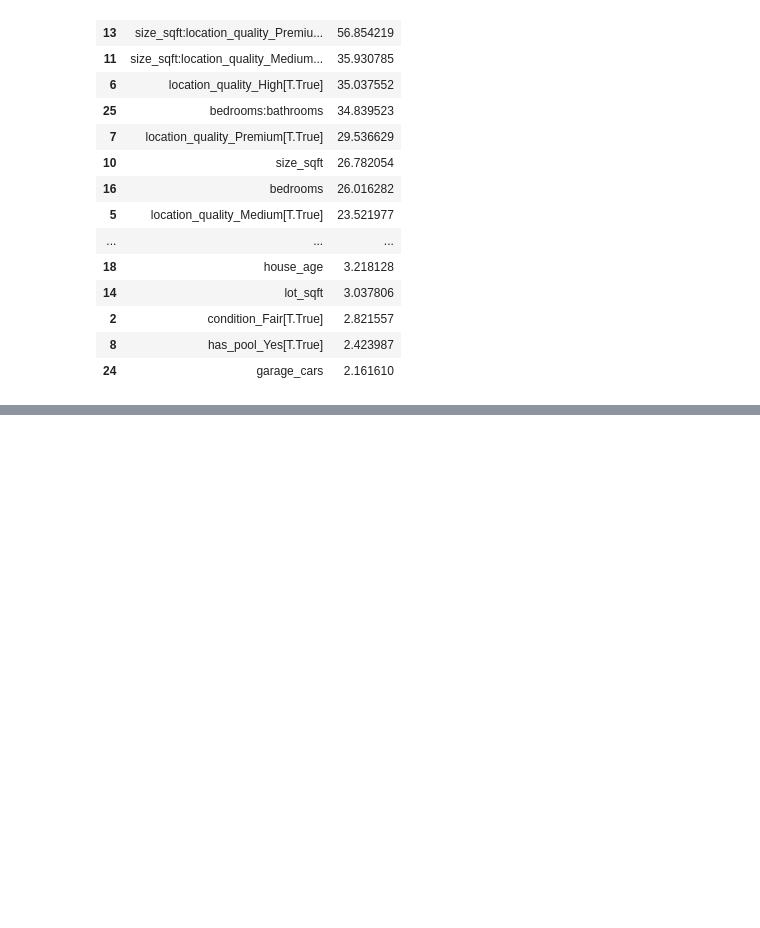
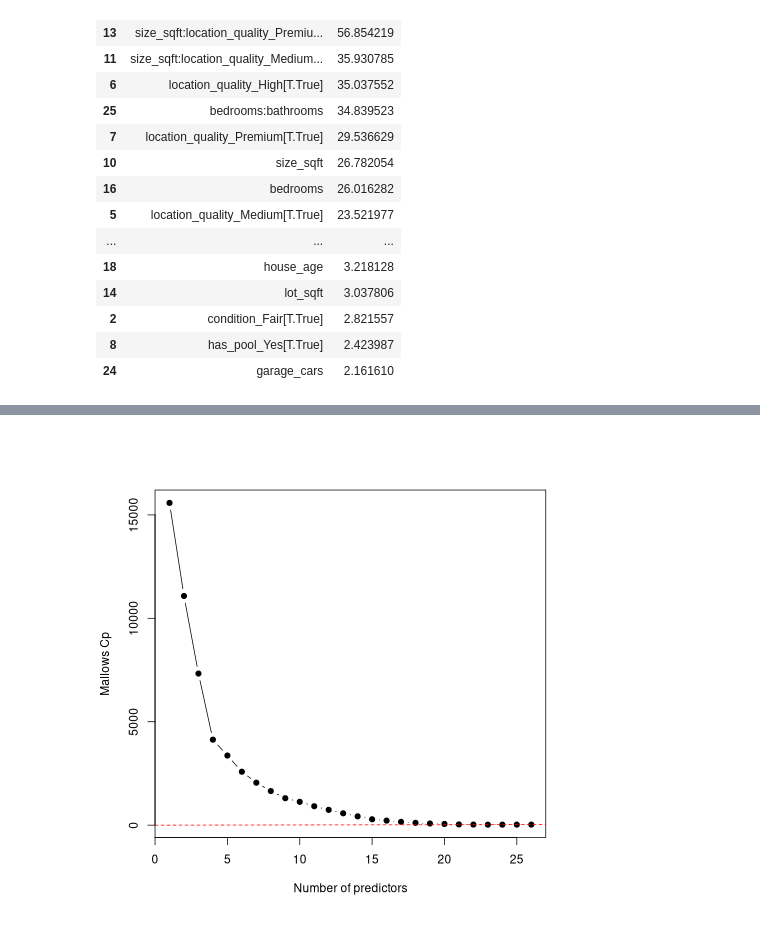
Before and after one commit to TheDataBlog/house-price-prediction, a Jupyter notebook: main.ipynb, the cells around one changed output, grey strips where cells are left out. Saved outputs shown, nothing was run; the diff lists cells and outputs as text; code cells hidden in the pictures; blank space fills up the shorter version.

```diff
--- a/main.ipynb
+++ b/main.ipynb
@@ -651,0 +685,24 @@ df_vif
+# %%
+%%R -i df_dummy -i formula_full -o selected_vars_mallow_c -o candidates
+
+library(leaps)
+best_fit <- regsubsets(as.formula(formula_full), data = df_dummy, nvmax = 26,  nbest = 1)
+best_sum <- summary(best_fit)
+best_index <- which.min(best_sum$cp)
+selected_vars_mallow_c <- names(which(best_sum$which[best_index, ]))[-1]
+
+candidates <- data.frame(
+  p = 1:length(best_sum$cp),
+  Cp = best_sum$cp,
+  AdjR2 = best_sum$adjr2
+)
+
+plot(best_sum$cp,
+     xlab = "Number of predictors",
+     ylab = "Mallows Cp",
+     type = "b",
+     pch = 19)
+
+abline(a = 0, b = 1, col = "red", lty = 2)  # Cp = p line
+# %% [output]
+[figure, added]
```
Also changed, not shown: parts of 29 cells of this notebook.
